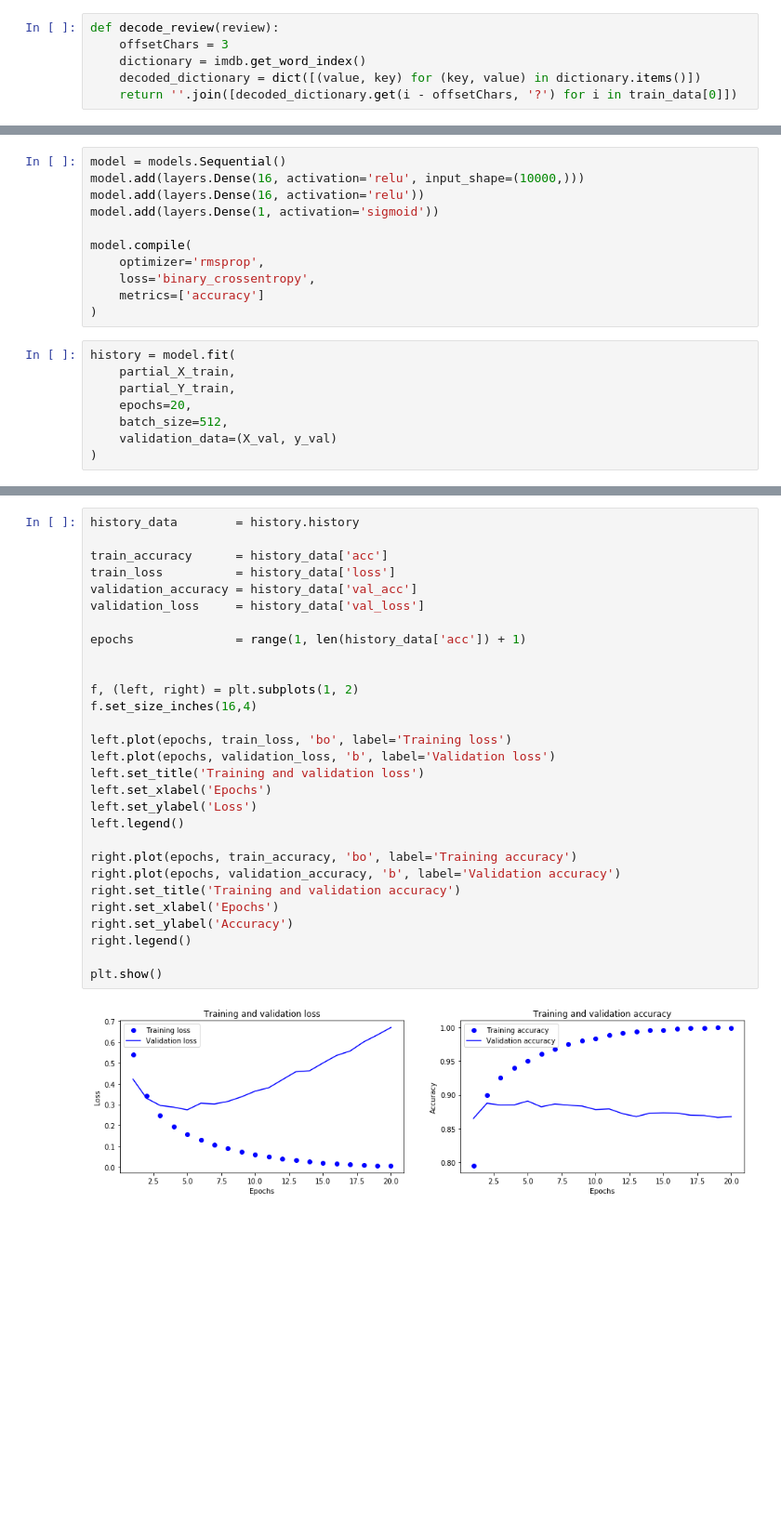
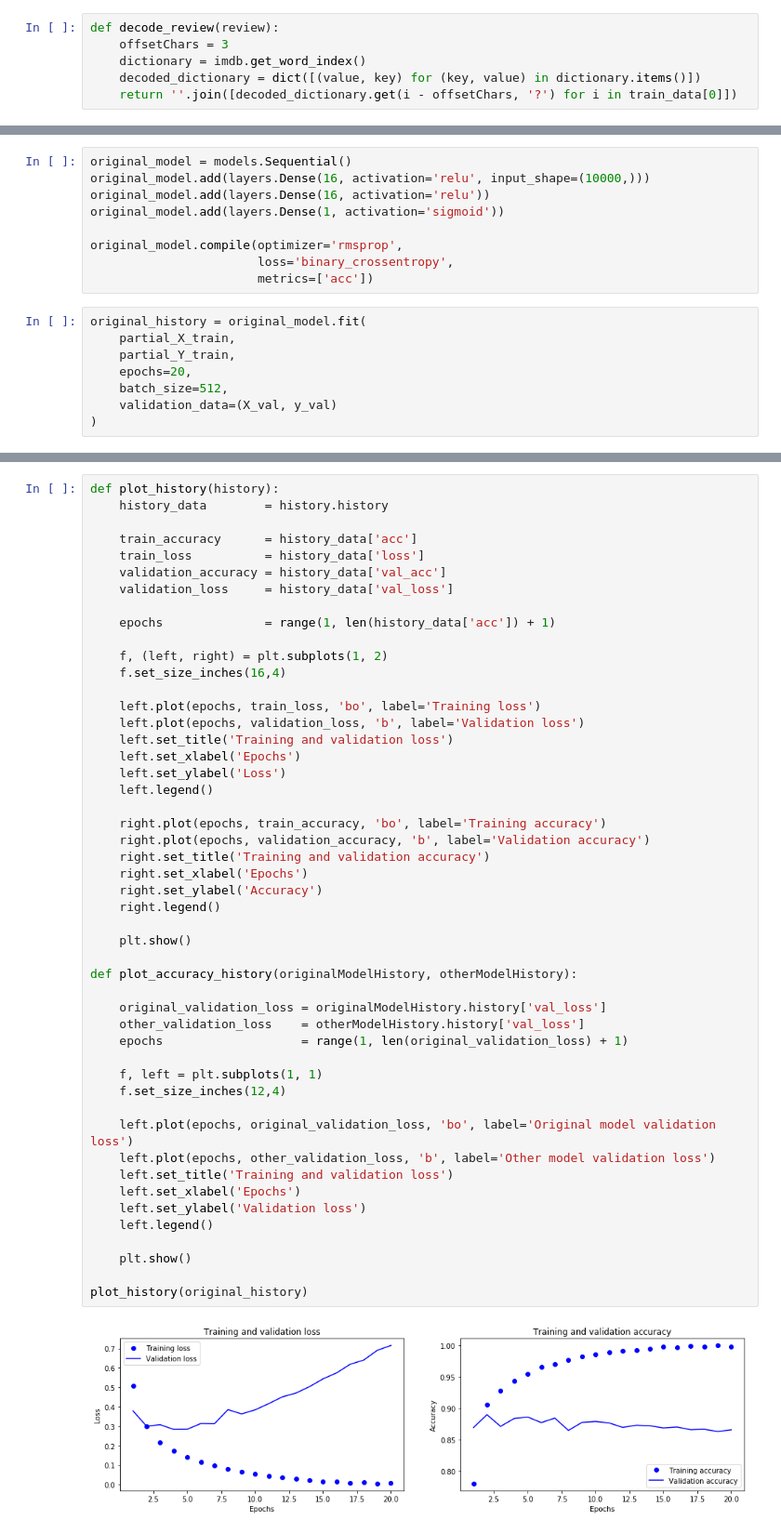
Before and after one commit to gboduljak/machine-learning, a Jupyter notebook: keras-playground/classifying-imdb-movie-reviews.ipynb, the cells around one changed output, grey strips where cells are left out. Shown at 93% size. Saved outputs shown, nothing was run; the diff lists cells and outputs as text; blank space fills up the shorter version.

```diff
--- a/keras-playground/classifying-imdb-movie-reviews.ipynb
+++ b/keras-playground/classifying-imdb-movie-reviews.ipynb
@@ -43,18 +51,16 @@ y_val           = y_train[:10000]
 partial_X_train = X_train[10000:]
 partial_Y_train = y_train[10000:]
 # %%
-model = models.Sequential()
-model.add(layers.Dense(16, activation='relu', input_shape=(10000,)))
-model.add(layers.Dense(16, activation='relu'))
-model.add(layers.Dense(1, activation='sigmoid'))
+original_model = models.Sequential()
+original_model.add(layers.Dense(16, activation='relu', input_shape=(10000,)))
+original_model.add(layers.Dense(16, activation='relu'))
+original_model.add(layers.Dense(1, activation='sigmoid'))
 
-model.compile(
-    optimizer='rmsprop',
-    loss='binary_crossentropy',
-    metrics=['accuracy']
-)
+original_model.compile(optimizer='rmsprop',
+                       loss='binary_crossentropy',
+                       metrics=['acc'])
 # %%
-history = model.fit(
+original_history = original_model.fit(
     partial_X_train,
     partial_Y_train,
     epochs=20,
@@ -82,31 +88,51 @@ Epoch 12/20
 # %%
-history_data        = history.history
+def plot_history(history):
+    history_data        = history.history
 
-train_accuracy      = history_data['acc']
-train_loss          = history_data['loss']
-validation_accuracy = history_data['val_acc']
-validation_loss     = history_data['val_loss']
+    train_accuracy      = history_data['acc']
+    train_loss          = history_data['loss']
+    validation_accuracy = history_data['val_acc']
+    validation_loss     = history_data['val_loss']
 
-epochs              = range(1, len(history_data['acc']) + 1)
+    epochs              = range(1, len(history_data['acc']) + 1)
 
+    f, (left, right) = plt.subplots(1, 2)
+    f.set_size_inches(16,4)
 
-f, (left, right) = plt.subplots(1, 2)
-f.set_size_inches(16,4)
+    left.plot(epochs, train_loss, 'bo', label='Training loss')
+    left.plot(epochs, validation_loss, 'b', label='Validation loss')
+    left.set_title('Training and validation loss')
+    left.set_xlabel('Epochs')
+    left.set_ylabel('Loss')
+    left.legend()
 
-left.plot(epochs, train_loss, 'bo', label='Training loss')
-left.plot(epochs, validation_loss, 'b', label='Validation loss')
-left.set_title('Training and validation loss')
-left.set_xlabel('Epochs')
-left.set_ylabel('Loss')
-left.legend()
+    right.plot(epochs, train_accuracy, 'bo', label='Training accuracy')
+    right.plot(epochs, validation_accuracy, 'b', label='Validation accuracy')
+    right.set_title('Training and validation accuracy')
+    right.set_xlabel('Epochs')
+    right.set_ylabel('Accuracy')
+    right.legend()
 
-right.plot(epochs, train_accuracy, 'bo', label='Training accuracy')
-right.plot(epochs, validation_accuracy, 'b', label='Validation accuracy')
-right.set_title('Training and validation accuracy')
-right.set_xlabel('Epochs')
-right.set_ylabel('Accuracy')
-right.legend()
+    plt.show()
 
-plt.show()
+def plot_accuracy_history(originalModelHistory, otherModelHistory):
+
+    original_validation_loss = originalModelHistory.history['val_loss']
+    other_validation_loss    = otherModelHistory.history['val_loss']
+    epochs                   = range(1, len(original_validation_loss) + 1)
+
+    f, left = plt.subplots(1, 1)
+    f.set_size_inches(12,4)
+
+    left.plot(epochs, original_validation_loss, 'bo', label='Original model validation loss')
+    left.plot(epochs, other_validation_loss, 'b', label='Other model validation loss')
+    left.set_title('Training and validation loss')
+    left.set_xlabel('Epochs')
+    left.set_ylabel('Validation loss')
+    left.legend()
+
+    plt.show()
+
+plot_history(original_history)
 # %% [output]
-[figure, old version]
+[figure, new version]
```
Also changed, not shown: parts of 9 cells of this notebook.
